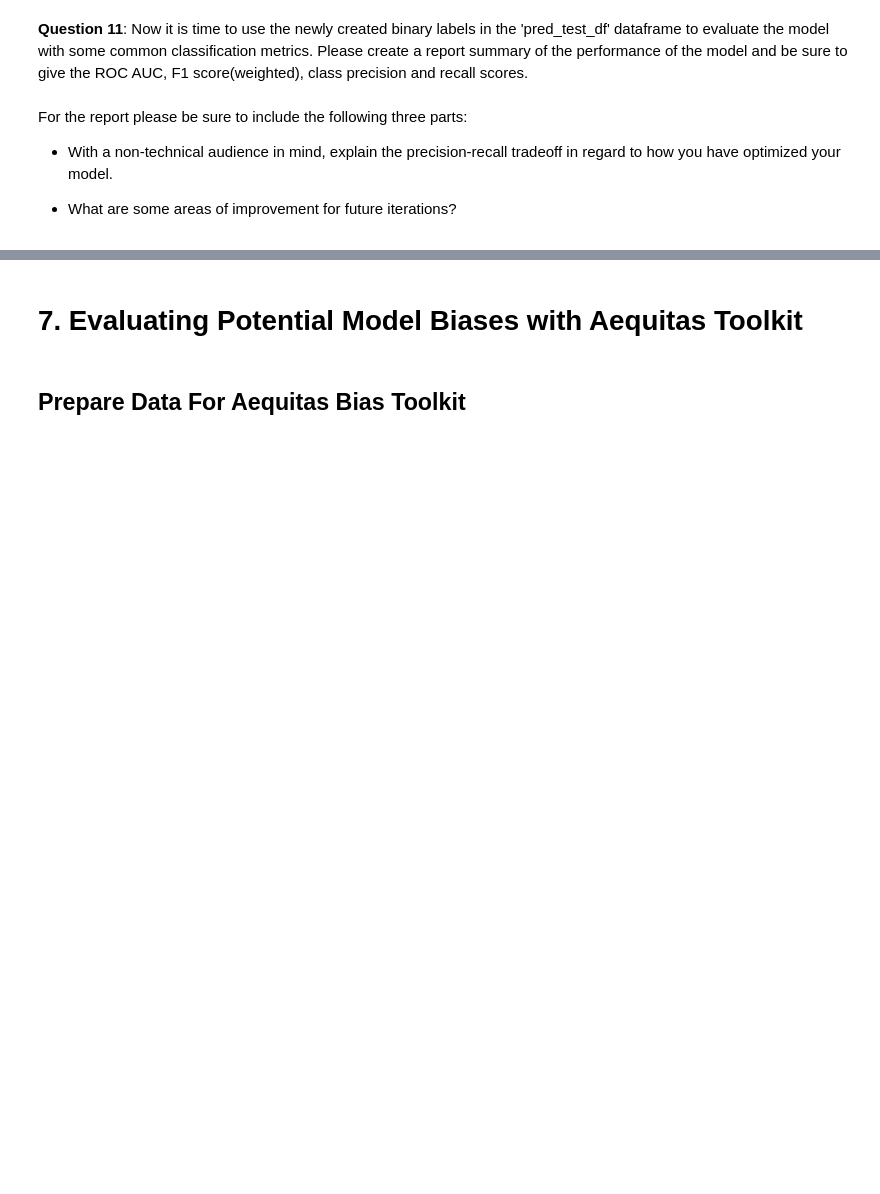
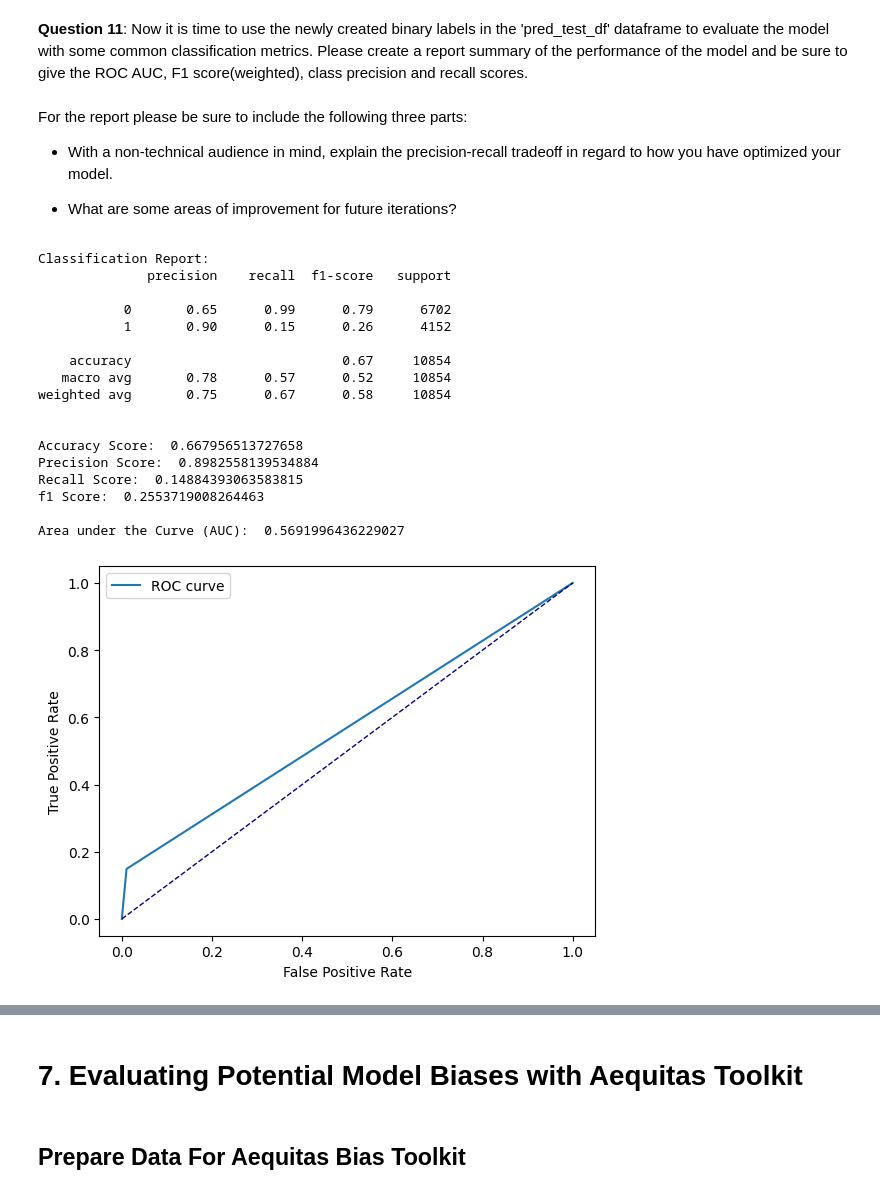
Before and after one commit to nathan-standafer/cd0372-Applying-AI-to-EHR-Data, a Jupyter notebook: project/starter_code/student_project.ipynb, the cells around one changed output, grey strips where cells are left out. Cells and saved outputs as stored; diff of their text form; code cells hidden in the pictures; blank space fills up the shorter version.

```diff
--- a/project/starter_code/student_project.ipynb
+++ b/project/starter_code/student_project.ipynb
@@ -725,5 +753,5 @@ def build_diabetes_model(train_ds, val_ds,  feature_layer,  epochs=5, loss_metri
                         epochs=epochs)
     return model, history
 # %%
-diabetes_model, history = build_diabetes_model(diabetes_train_ds, diabetes_val_ds,  claim_feature_layer,  epochs=10)
+diabetes_model, history = build_diabetes_model(diabetes_train_ds, diabetes_val_ds,  claim_feature_layer,  epochs=15)
 # %% [output]
@@ -797,8 +849,11 @@ Using the student_binary_prediction output that is a numpy array with binary lab
 def add_pred_to_test(test_df, pred_np, demo_col_list):
     for c in demo_col_list:
         test_df[c] = test_df[c].astype(str)
-    test_df['score'] = pred_np
+    test_df['score'] = pred_np['binary_pred'].values
     test_df['label_value'] = test_df['time_in_hospital'].apply(lambda x: 1 if x >=5 else 0)
     return test_df
 
 pred_test_df = add_pred_to_test(d_test, student_binary_prediction, ['race', 'gender'])
+
+# print(len(d_test))
+# print(len(student_binary_prediction))
@@ -818,0 +892,46 @@ For the report please be sure to include the following three parts:
+# %%
+# First, create a report containing the following  ROC AUC, F1 score(weighted), class precision and recall scores.
+from sklearn.metrics import roc_curve, auc, roc_auc_score, accuracy_score, f1_score, classification_report, precision_score, recall_score
+
+y_true = pred_test_df['label_value'].values
+y_pred = pred_test_df['score'].values
+
+print("Classification Report:")
+print(classification_report(y_true, y_pred))
+print()
+
+print("Accuracy Score: ", accuracy_score(y_true, y_pred))
+print("Precision Score: ", precision_score(y_true, y_pred))
+print("Recall Score: ", recall_score(y_true, y_pred))
+print("f1 Score: ", f1_score(y_true, y_pred))
+print()
+
+# Display and ROC AUC chart:
+fpr, tpr, _ = roc_curve(y_true, y_pred)
+auc_score = auc(fpr, tpr)
+print('Area under the Curve (AUC): ', auc_score)
+plt.plot(fpr, tpr, label='ROC curve')
+plt.plot([0, 1], [0, 1], color='navy', lw=1, linestyle='--')
+plt.xlabel('False Positive Rate')
+plt.ylabel('True Positive Rate')
+plt.legend()
+plt.show()
+# %% [output]
+Classification Report:
+              precision    recall  f1-score   support
+
+           0       0.65      0.99      0.79      6702
+           1       0.90      0.15      0.26      4152
+
+    accuracy                           0.67     10854
+   macro avg       0.78      0.57      0.52     10854
+weighted avg       0.75      0.67      0.58     10854
+
+
+Accuracy Score:  0.667956513727658
+Precision Score:  0.8982558139534884
+Recall Score:  0.14884393063583815
+f1 Score:  0.2553719008264463
+
+Area under the Curve (AUC):  0.5691996436229027
+[figure, added]
```
Also changed, not shown: parts of 16 cells of this notebook, 1 other file.
